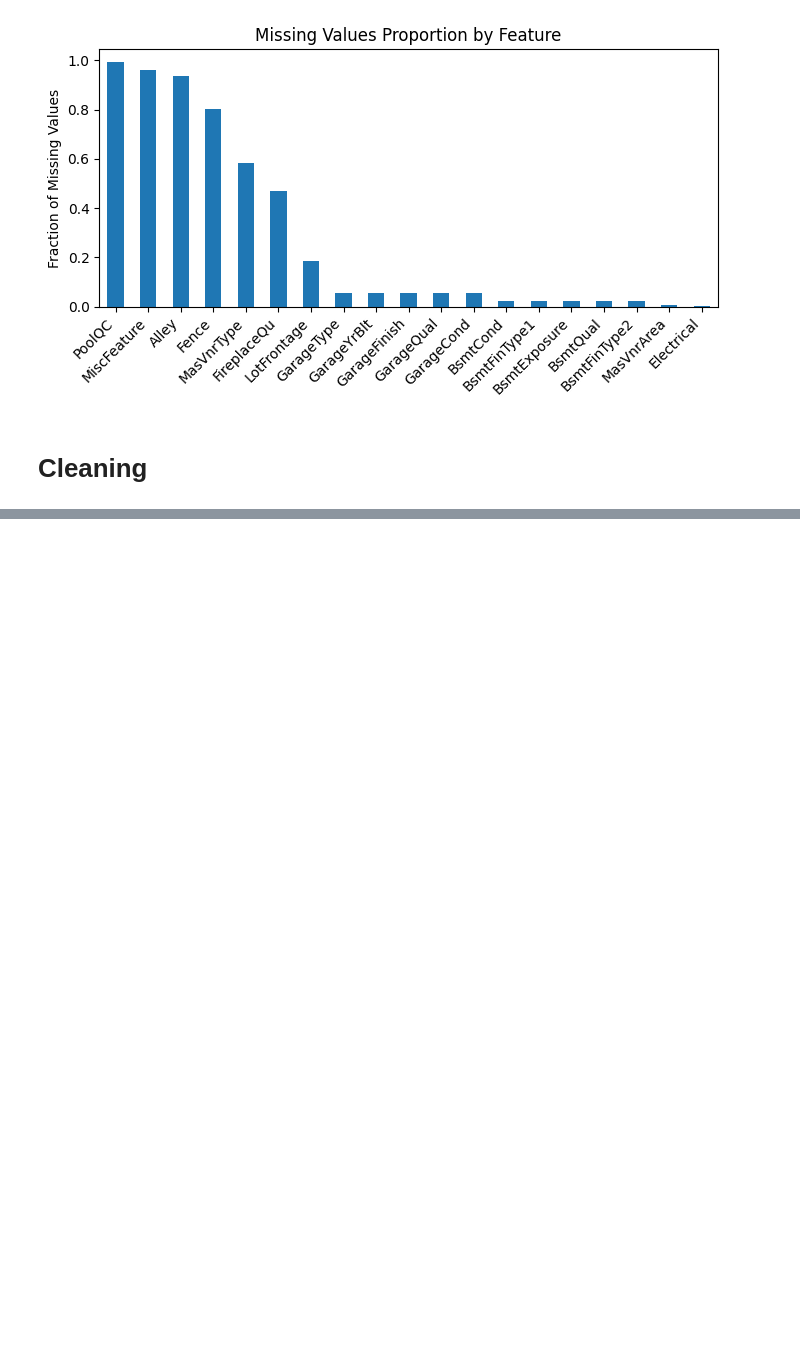
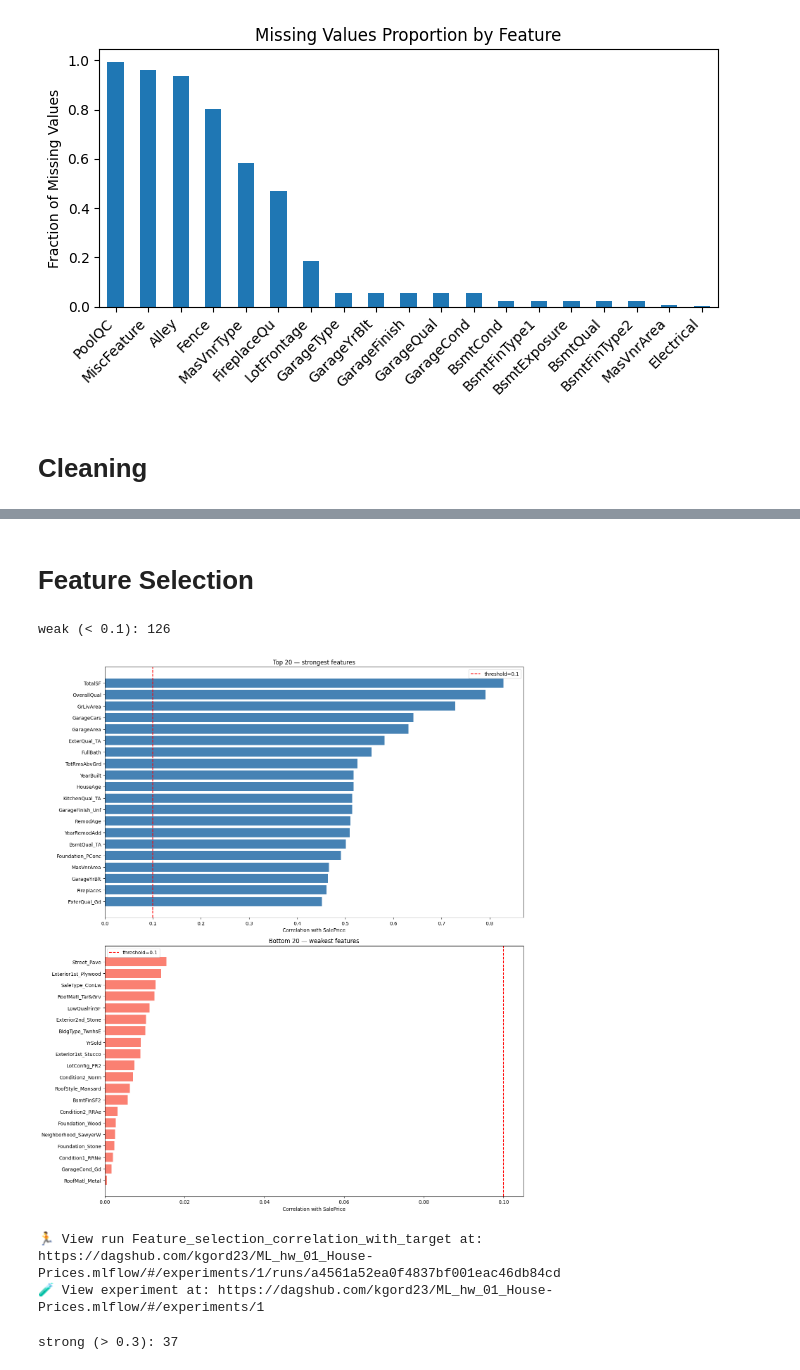
Before and after one commit to kgordeziani/ML_hw_01_House-Prices, a Jupyter notebook: model_experiment.ipynb, the cells around one changed output, grey strips where cells are left out. Cells and saved outputs as stored; diff of their text form; code cells hidden in the pictures; blank space fills up the shorter version.

```diff
--- a/model_experiment.ipynb
+++ b/model_experiment.ipynb
@@ -189,0 +332,52 @@ with mlflow.start_run(run_name="Data_Cleaning"):
+# %% [markdown]
+<h1>Feature Selection</h1>
+# %%
+with mlflow.start_run(run_name='Feature_selection_correlation_with_target'):
+    corr_with_target = X_train_encoded.corrwith(Y_train).abs().sort_values(ascending=False)
+    threshold=0.1
+    weak_features=corr_with_target[corr_with_target<threshold].index.tolist()
+   # print(weak_features)
+    print(f"weak (< {threshold}): {len(weak_features)}")
+
+    fig, axes = graph.subplots(2, 1, figsize=(14, 16))
+    top20 = corr_with_target.head(20)
+    axes[0].barh(top20.index[::-1], top20.values[::-1], color='steelblue')
+    axes[0].axvline(x=threshold, color='red', linestyle='--', label=f'threshold={threshold}')
+    axes[0].set_title('Top 20 — strongest features')
+    axes[0].set_xlabel('Correlation with SalePrice')
+    axes[0].legend()
+
+    bottom20 = corr_with_target.tail(20)
+    axes[1].barh(bottom20.index[::-1], bottom20.values[::-1], color='salmon')
+    axes[1].axvline(x=threshold, color='red', linestyle='--', label=f'threshold={threshold}')
+    axes[1].set_title('Bottom 20 — weakest features')
+    axes[1].set_xlabel('Correlation with SalePrice')
+    axes[1].legend()
+
+    graph.tight_layout()
+    graph.savefig("correlation.png")
+    mlflow.log_artifact("correlation.png")
+    graph.show()
+
+
+
+    mlflow.log_param("correlation_with_target_threshold", threshold)
+    mlflow.log_param("weak_features_amount", len(weak_features))
+    mlflow.log_param("weak_features", weak_features)
+    mlflow.log_metric("features_before", X_train_encoded.shape[1])
+
+    X_train_encoded=X_train_encoded.drop(columns=weak_features)
+    X_val_encoded=X_val_encoded.drop(columns=weak_features)
+
+    mlflow.log_metric("features_after", X_train_encoded.shape[1])
+# %% [output]
+weak (< 0.1): 126
+[figure, added]
+🏃 View run Feature_selection_correlation_with_target at: https://dagshub.com/kgord23/ML_hw_01_House-Prices.mlflow/#/experiments/1/runs/a4561a52ea0f4837bf001eac46db84cd
+🧪 View experiment at: https://dagshub.com/kgord23/ML_hw_01_House-Prices.mlflow/#/experiments/1
+# %%
+    threshold=0.3
+    strongest_corr=corr_with_target[corr_with_target>threshold].index.tolist()
+    print(f"strong (> {threshold}): {len(strongest_corr)}")
+# %% [output]
+strong (> 0.3): 37
```
Also changed, not shown: parts of 20 cells of this notebook.
